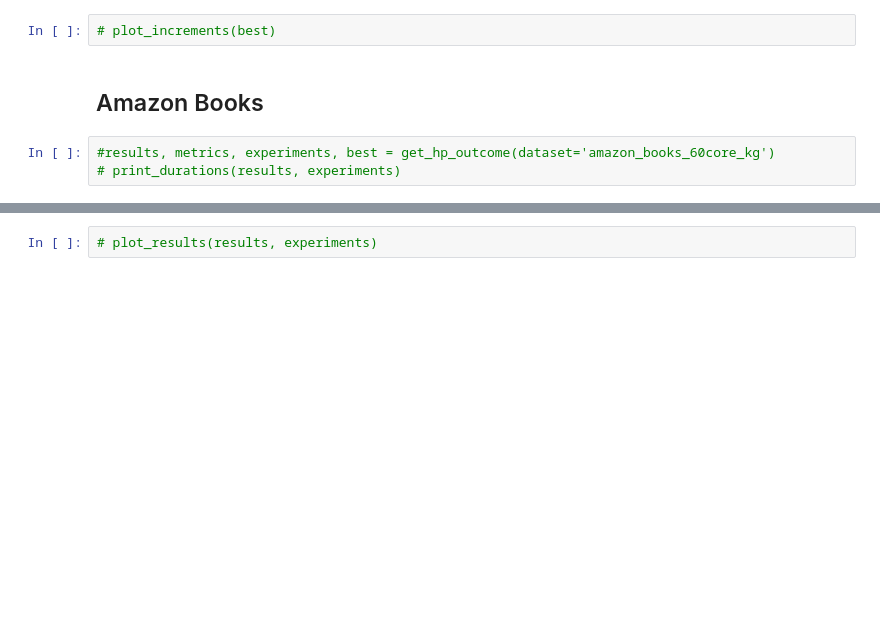
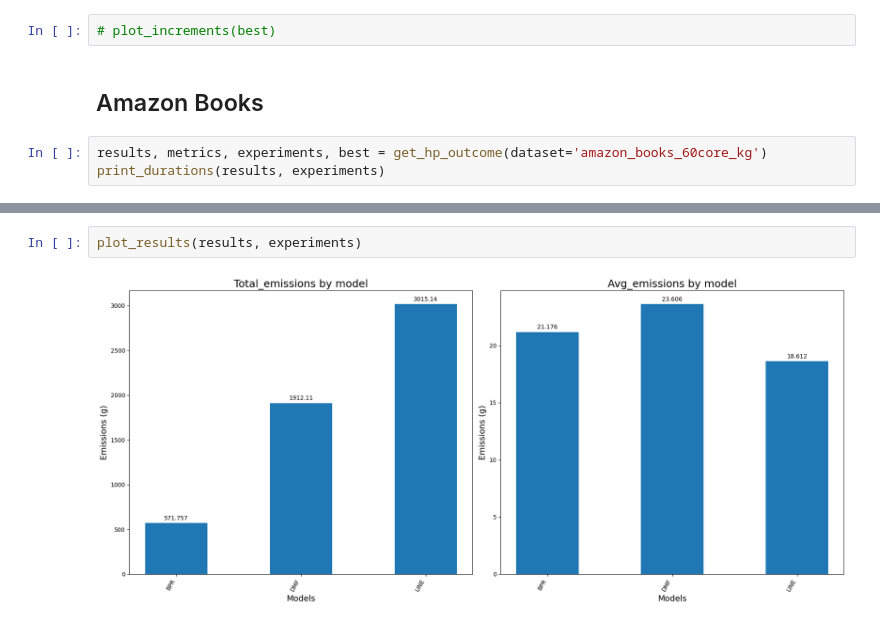
Before and after one commit to Fonty02/Tesi, a Jupyter notebook: notebooks/tuning-results.ipynb, the cells around one changed output, grey strips where cells are left out. Cells and saved outputs as stored; diff of their text form; blank space fills up the shorter version.

```diff
--- a/notebooks/tuning-results.ipynb
+++ b/notebooks/tuning-results.ipynb
@@ -245,5 +250,5 @@ plot_increments(best)
 # %% [markdown]
 ## Amazon Books
 # %%
-#results, metrics, experiments, best = get_hp_outcome(dataset='amazon_books_60core_kg')
-# print_durations(results, experiments)
+results, metrics, experiments, best = get_hp_outcome(dataset='amazon_books_60core_kg')
+print_durations(results, experiments)
@@ -250,3 +269,5 @@ plot_increments(best)
 # %%
-# plot_results(results, experiments)
+plot_results(results, experiments)
+# %% [output]
+[figure, added]
 # %%
```
Also changed, not shown: parts of 14 cells of this notebook, 1 other file.
